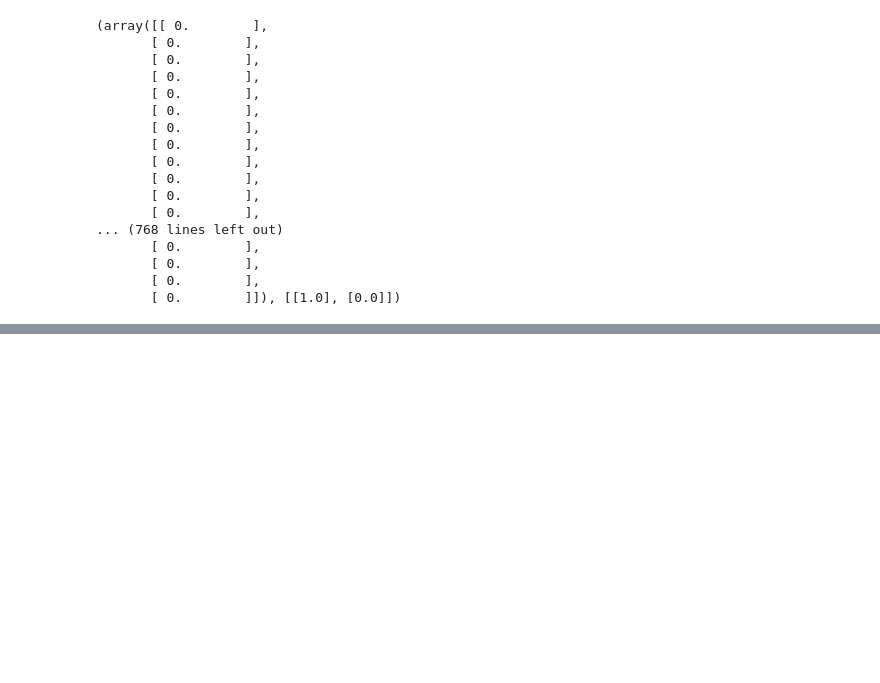
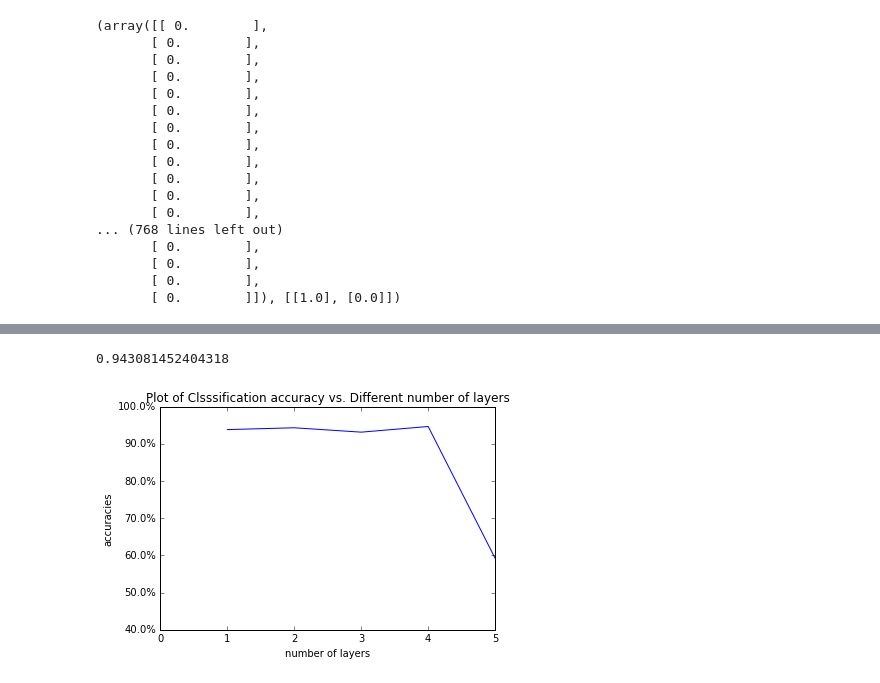
Before and after one commit to kevin91nl/machine-learning, a Jupyter notebook: MLP/MLP0129.ipynb, the cells around one changed output, grey strips where cells are left out. Saved outputs shown, nothing was run; the diff lists cells and outputs as text; code cells hidden in the pictures; blank space fills up the shorter version.

```diff
--- a/MLP/MLP0129.ipynb
+++ b/MLP/MLP0129.ipynb
@@ -109,6 +110,7 @@ class Network(object):
     # stochastic gradient descent
     def SGD(self, training_data, epochs, mini_batch_size, eta,
             test_data=None):
+        error = []
         if test_data: n_test = len(test_data)
         n = len(training_data)
         for j in xrange(epochs):
@@ -120,10 +122,13 @@ class Network(object):
             for mini_batch in mini_batches:
                 self.update_mini_batch(mini_batch, eta)
             if test_data:
+                error.append(self.evaluate(test_data)/(len(test_data) * 1.0))
                 print "Epoch {0}: {1} / {2}".format(
                     j, self.evaluate(test_data), n_test)
+
             else:
                 print "Epoch {0} complete".format(j)
+        return error
 
     def update_mini_batch(self, mini_batch, eta):
 
@@ -209,0 +381,21 @@ Epoch 29: 2001 / 2038
+# %%
+import time
+start_time = time.time()
+lnet1 = Network([784,5,5,2])
+lerror1 = lnet1.SGD(training_data, 50, 10, 0.005, test_data=validation_data)
+ltime1 = time.time() - start_time
+
+start_time = time.time()
+lnet2 = Network([784,5,5,5,2])
+lerror2 = lnet2.SGD(training_data, 50, 10, 0.005, test_data=validation_data)
+ltime2 = time.time() - start_time
+
+start_time = time.time()
+lnet3 = Network([784,5,5,5,5,2])
+lerror3 = lnet3.SGD(training_data, 50, 10, 0.005, test_data=validation_data)
+ltime3 = time.time() - start_time
+
+start_time = time.time()
+lnet4 = Network([784,5,5,5,5,5,2])
+lerror4 = lnet4.SGD(training_data, 50, 10, 0.005, test_data=validation_data)
+ltime4 = time.time() - start_time
@@ -209,0 +420,21 @@ Epoch 29: 2001 / 2038
+# %%
+lerror1[49]
+# %% [output]
+0.943081452404318
+# %%
+layers = [1,2,3,4,5]
+lerror = [error2[49],lerror1[49], lerror2[49], lerror3[49],lerror4[49]]
+plt.plot(layers, lerror)
+
+
+plt.title('Plot of Clsssification accuracy vs. Different number of layers')
+plt.xlabel('number of layers')# make axis labels
+plt.ylabel('accuracies')
+
+plt.xlim(0.0, 5.0)
+plt.ylim(0.4, 1.0)
+plt.gca().yaxis.set_major_formatter(formatter)
+
+plt.show()
+# %% [output]
+[figure, added]
```
Also changed, not shown: parts of 13 cells of this notebook.
